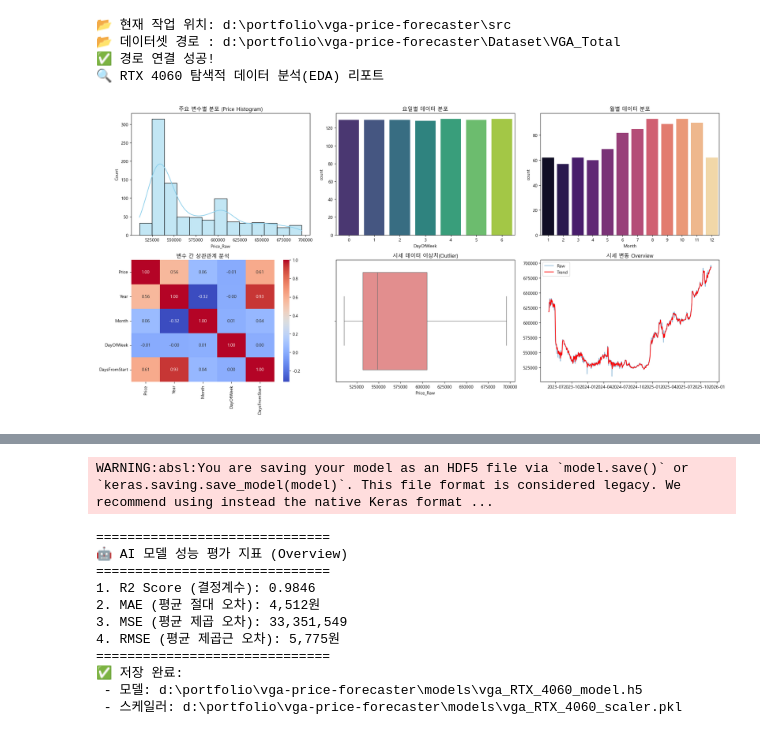
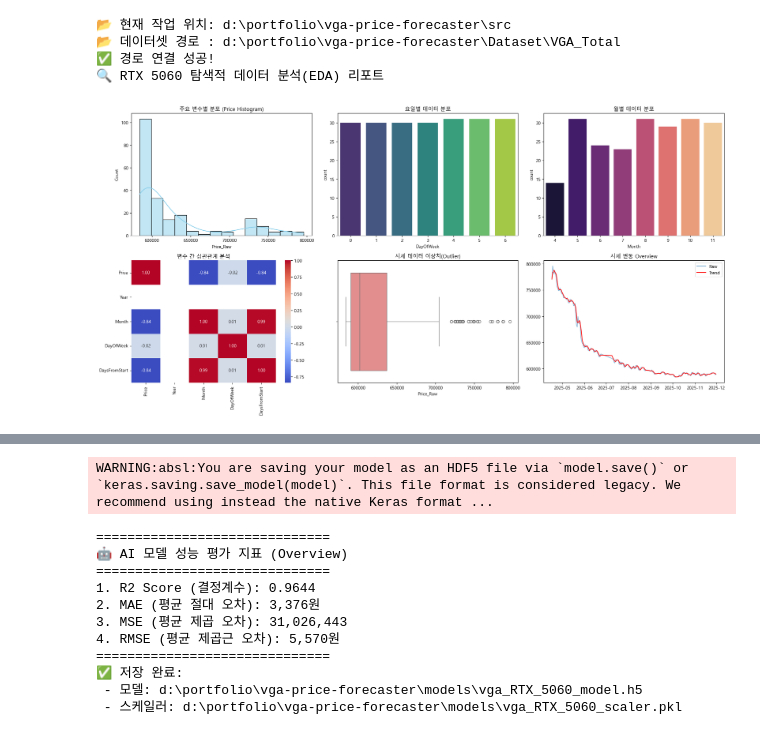
Before and after one commit to minwoooooooo/vga-price-forecaster, a Jupyter notebook: src/train_vga.ipynb, the cells around one changed output, grey strips where cells are left out. Saved outputs shown, nothing was run; the diff lists cells and outputs as text; code cells hidden in the pictures.

```diff
--- a/src/train_vga.ipynb
+++ b/src/train_vga.ipynb
@@ -14,32 +14,30 @@ from tensorflow.keras.models import Sequential
 from tensorflow.keras.layers import LSTM, Dense, Dropout, Input
 from sklearn.metrics import r2_score, mean_absolute_error, mean_squared_error
 
-# 1. 환경 설정
+# 경고 메세지 무시 및 폰트 설정
 warnings.filterwarnings('ignore')
 plt.rc('font', family='Malgun Gothic')
 plt.rcParams['axes.unicode_minus'] = False
 
-# Python, Numpy, TensorFlow 등의 도구에 대한 재현성 확보
+# 재현성 확보
 SEED = 42
 os.environ['PYTHONHASHSEED'] = str(SEED)
 random.seed(SEED)
 np.random.seed(SEED)
 tf.random.set_seed(SEED)
 
-# (중요) 주피터 노트북(.ipynb)에서는 __file__ 대신 os.getcwd()를 씁니다.
 current_dir = os.getcwd()
 
-# VS Code 설정에 따라 현재 위치가 'src'일 수도 있고 '프로젝트 루트'일 수도 있습니다.
-# 안전하게 처리하기 위해 만약 끝이 'src'라면 부모 폴더로 이동합니다.
+# 파일 경로 설정
 if os.path.basename(current_dir) == 'src':
-    BASE_DIR = os.path.dirname(current_dir) # 한 단계 위로 (../)
+    BASE_DIR = os.path.dirname(current_dir)
 else:
-    BASE_DIR = current_dir # 이미 루트라면 그대로 사용
+    BASE_DIR = current_dir
 
-# 데이터셋 경로 연결 (Root -> Dataset -> VGA_Total)
+# 데이터셋 경로 설정
 VGA_PATH = os.path.join(BASE_DIR, 'Dataset', 'VGA_Total')
 
-# 경로 확인용 출력 (실행 후 이 경로가 맞는지 확인하세요!)
+# 경로 확인용 로그
 print(f"📂 현재 작업 위치: {current_dir}")
 print(f"📂 데이터셋 경로 : {VGA_PATH}")
 
@@ -48,9 +46,10 @@ if not os.path.exists(VGA_PATH):
 else:
     print("✅ 경로 연결 성공!")
 
-TARGET_MODEL = "RTX 4060"
+# 학습할 그래픽 카드 종류 입력
+TARGET_MODEL = "RTX 5060"
 
-# 3. 데이터 로드 및 전처리
+# 데이터 로드 및 전처리
 def load_vga_integrated(path, target):
     all_data = []
     files = sorted([f for f in os.listdir(path) if f.endswith('.csv')])
@@ -81,10 +80,11 @@ def load_vga_integrated(path, target):
     df['Year'] = df['Date_dt'].dt.year  # 연도
     df['Month'] = df['Date_dt'].dt.month    # 월 (계절성 분석용)
     df['DayOfWeek'] = df['Date_dt'].dt.dayofweek    # 요일(주말/주중 패턴 분석)
+
     # AI 학습용 연속 시간 변수
     df['DaysFromStart'] = (df['Date_dt'] - df['Date_dt'].min()).dt.days
 
-    # 노이즈 제거(Smoothing)
+    # 노이즈 제거
     df['Price_Raw'] = df['Price']
     df['Price_Smooth'] = df['Price'].rolling(window=3, min_periods=1).mean()
     return df
@@ -92,7 +92,7 @@ def load_vga_integrated(path, target):
 df = load_vga_integrated(VGA_PATH, TARGET_MODEL)
 
 if df is not None and len(df) > 30:
-    # 4. [EDA Overview] 주요 변수별 히스토그램 및 탐색적 분석
+    # 주요 변수별 히스토그램 및 탐색적 분석
     print(f"🔍 {TARGET_MODEL} 탐색적 데이터 분석(EDA) 리포트")
     plt.figure(figsize=(20, 10))
 
@@ -131,7 +131,7 @@ if df is not None and len(df) > 30:
     plt.tight_layout()
     plt.show()
 
-    # 5. 모델 학습 데이터 준비
+    # 모델 학습 데이터 준비
     scaler = MinMaxScaler()
     scaled_data = scaler.fit_transform(df[['Price_Smooth']])
     SEQ_LENGTH = 30
@@ -141,26 +141,22 @@ if df is not None and len(df) > 30:
         y.append(scaled_data[i+SEQ_LENGTH])
     X, y = np.array(X), np.array(y)
 
-    # 6. LSTM 모델 빌드 및 학습
+    # LSTM 모델 빌드 및 학습
     model = Sequential([
-        # 입력층 : 30일치 데이터 1개 가격 받기
         Input(shape=(SEQ_LENGTH, 1)),
-        # 1 LSTM층 (128개 뉴런)
         LSTM(128, return_sequences=True),
-        # 드롭아웃: 학습때 뉴런의 20%를 랜덤으로 끄기
         Dropout(0.2),
-        # 두번째 LSTM층 (64개 뉴런)
         LSTM(64),
-        # 출력층 (Dense) : 최종적으로 가격숫자 1개 찾기
         Dense(1)
     ])
 
-    # 내비게이션 알고리즘(Adam), 오차 계산 방식(huber)
+    # LSTM 컴파일
     model.compile(optimizer='adam', loss='huber')
-    # 같은 문제를 50번 반복, 한번에 문제 16개씩 묶어서 채점 및 학습 내용 수정, 문제 섞지 않기
+
+    # 50회 반복 학습
     model.fit(X, y, epochs=50, batch_size=16, verbose=1, shuffle=False)
 
-    # 7. 성능 평가지표 출력 (R2, MAE, MSE, RMSE)
+    # 성능 평가지표 출력 (R2, MAE, MSE, RMSE)
     y_pred_scaled = model.predict(X, verbose=0)
     y_pred = scaler.inverse_transform(y_pred_scaled)    # 0 ~ 1 학습값을 (원)단위로 번역
     y_actual = df['Price_Smooth'].values[SEQ_LENGTH:]   # 1 ~ 30 까지의 데이터 잘라낸 이후의 31부터 비교 및 채점
@@ -172,43 +168,37 @@ if df is not None and len(df) > 30:
     print(f"1. R2 Score (결정계수): {r2_score(y_actual, y_pred):.4f}")
     print(f"2. MAE (평균 절대 오차): {mean_absolute_error(y_actual, y_pred):,.0f}원")
     print(f"3. MSE (평균 제곱 오차): {mse:,.0f}")
     print(f"4. RMSE (평균 제곱근 오차): {np.sqrt(mse):,.0f}원")
     print("="*30)
 
-    # ========================================================
+
     # models 폴더 생성 및 동적 파일명 저장
-    # ========================================================
-
     SAVE_DIR = os.path.join(BASE_DIR, "models")
 
-    # 2. 폴더가 없으면 생성 (src 내부가 아닌 루트에 생성됨)
     if not os.path.exists(SAVE_DIR):
         os.makedirs(SAVE_DIR)
         print(f"📂 프로젝트 루트에 '{SAVE_DIR}' 폴더를 새로 생성했습니다.")
 
-    # 3. 파일명 안전하게 변환
+    # 파일명 공백 오류 방어
     safe_name = TARGET_MODEL.replace(" ", "_")
-
-    # 4. 부품 카테고리 접두사 설정 (예: vga, cpu, ram)
-    # 현재는 VGA 분석 중이므로 vga_로 설정
     prefix = "vga"
 
-    # 5. 최종 경로 합치기
+    # 모델 파일 최종 경로 합치기
     model_path = os.path.join(SAVE_DIR, f"{prefix}_{safe_name}_model.h5")
     scaler_path = os.path.join(SAVE_DIR, f"{prefix}_{safe_name}_scaler.pkl")
 
-    # 6. 저장 수행
+    # 모델 파일 저장
     model.save(model_path)
     joblib.dump(scaler, scaler_path)
 
     print(f"✅ 저장 완료:\n - 모델: {model_path}\n - 스케일러: {scaler_path}")
 
 else:
     print("⚠️ 데이터를 찾을 수 없거나 데이터량이 부족합니다.")
 # %% [output]
 📂 현재 작업 위치: d:\portfolio\vga-price-forecaster\src
 📂 데이터셋 경로 : d:\portfolio\vga-price-forecaster\Dataset\VGA_Total
 ✅ 경로 연결 성공!
-🔍 RTX 4060 탐색적 데이터 분석(EDA) 리포트
+🔍 RTX 5060 탐색적 데이터 분석(EDA) 리포트
-[figure, old version]
+[figure, new version]
 Epoch 1/50
@@ -232,11 +222,11 @@ WARNING:absl:You are saving your model as an HDF5 file via `model.save()` or `ke
 ==============================
 🤖 AI 모델 성능 평가 지표 (Overview)
 ==============================
-1. R2 Score (결정계수): 0.9846
-2. MAE (평균 절대 오차): 4,512원
-3. MSE (평균 제곱 오차): 33,351,549
-4. RMSE (평균 제곱근 오차): 5,775원
+1. R2 Score (결정계수): 0.9644
+2. MAE (평균 절대 오차): 3,376원
+3. MSE (평균 제곱 오차): 31,026,443
+4. RMSE (평균 제곱근 오차): 5,570원
 ==============================
 ✅ 저장 완료:
- - 모델: d:\portfolio\vga-price-forecaster\models\vga_RTX_4060_model.h5
- - 스케일러: d:\portfolio\vga-price-forecaster\models\vga_RTX_4060_scaler.pkl
+ - 모델: d:\portfolio\vga-price-forecaster\models\vga_RTX_5060_model.h5
+ - 스케일러: d:\portfolio\vga-price-forecaster\models\vga_RTX_5060_scaler.pkl
```
Also changed, not shown: parts of 1 cell of this notebook, 6 other files.
